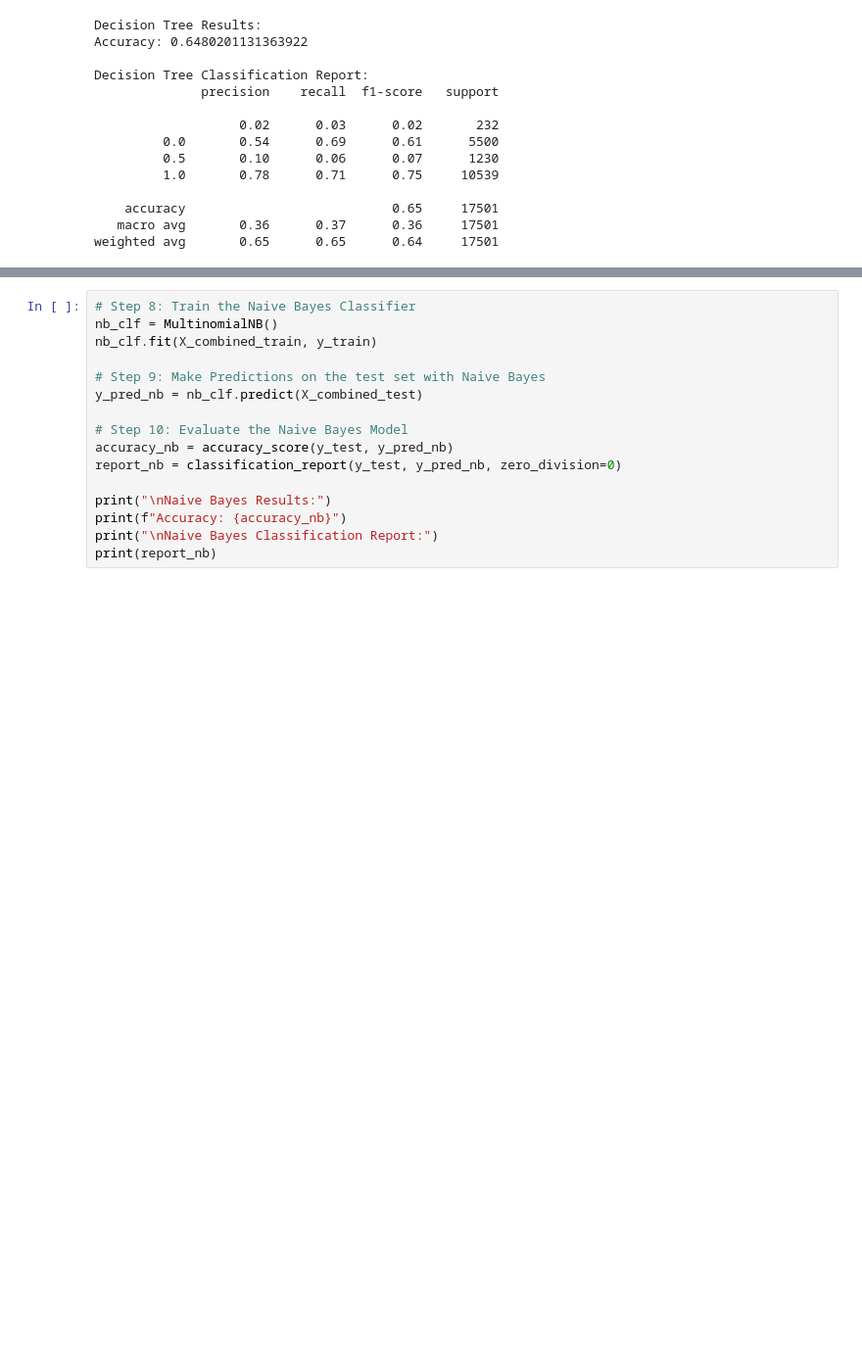
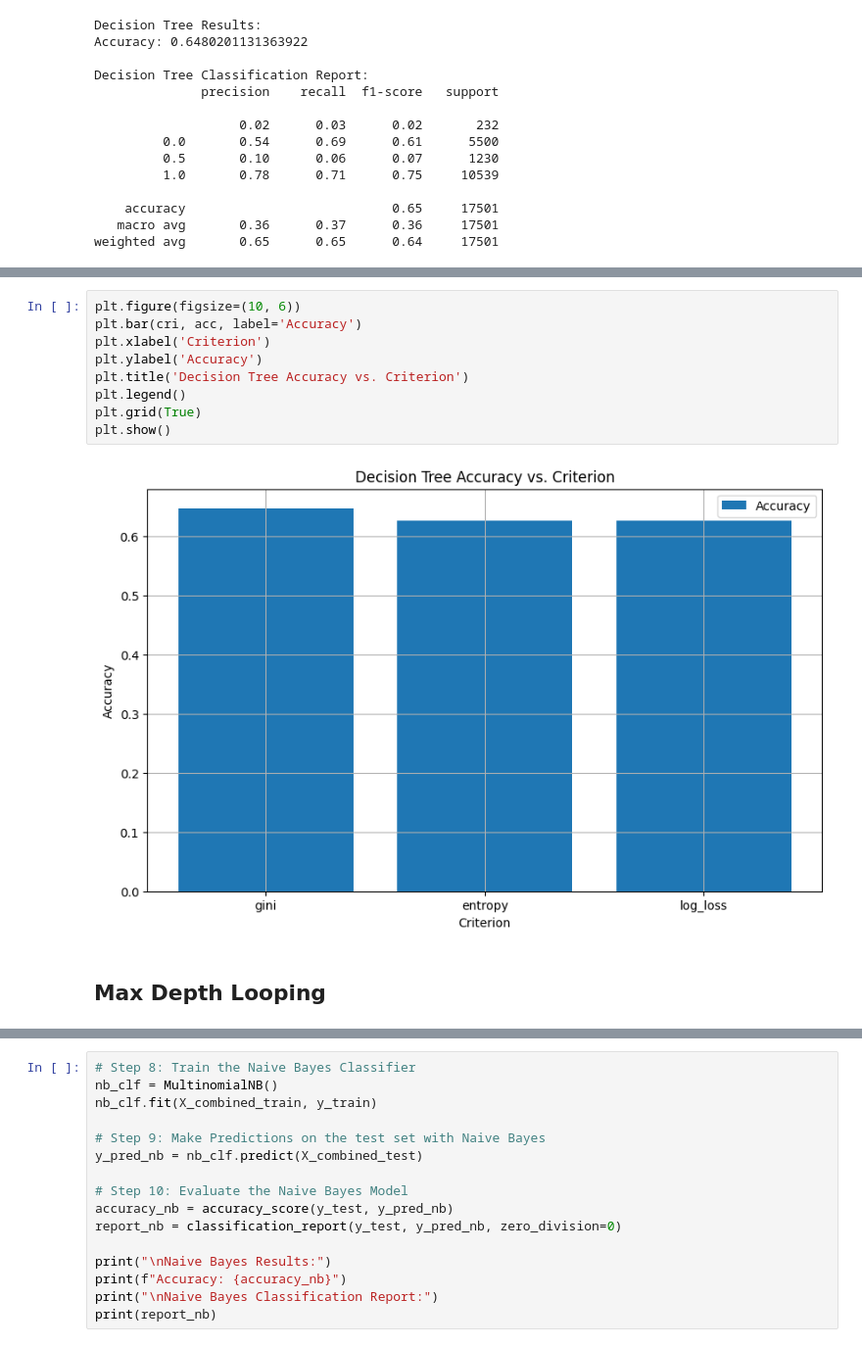
Before and after one commit to alaamub/comp-6630, a Jupyter notebook: main.ipynb, the cells around one changed output, grey strips where cells are left out. Shown at 98% size. Cells and saved outputs as stored; diff of their text form; blank space fills up the shorter version.

```diff
--- a/main.ipynb
+++ b/main.ipynb
@@ -153,0 +170,13 @@ weighted avg       0.65      0.65      0.64     17501
+# %%
+plt.figure(figsize=(10, 6))
+plt.bar(cri, acc, label='Accuracy')
+plt.xlabel('Criterion')
+plt.ylabel('Accuracy')
+plt.title('Decision Tree Accuracy vs. Criterion')
+plt.legend()
+plt.grid(True)
+plt.show()
+# %% [output]
+[figure, added]
+# %% [markdown]
+## Max Depth Looping
```
Also changed, not shown: parts of 21 cells of this notebook.
